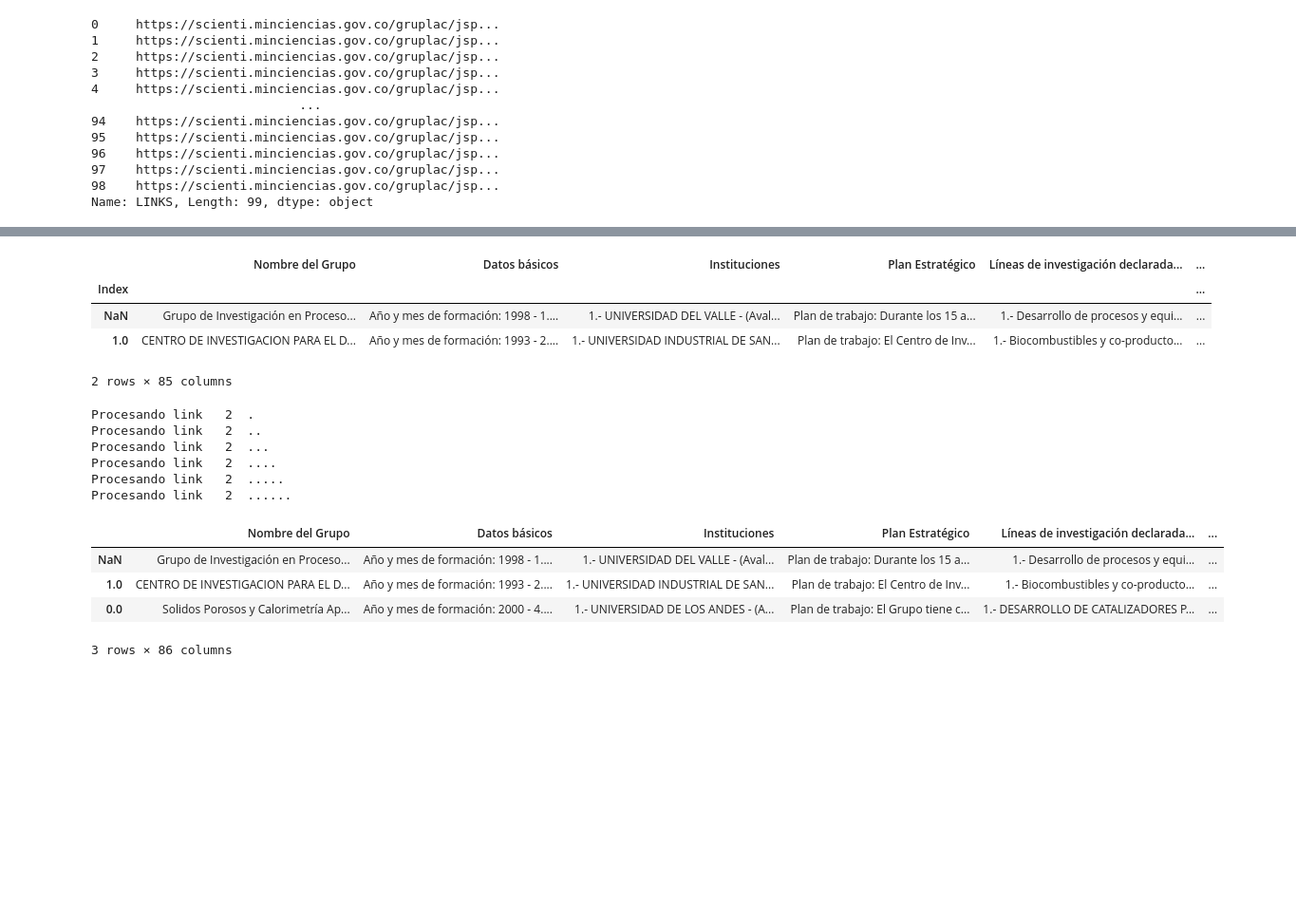
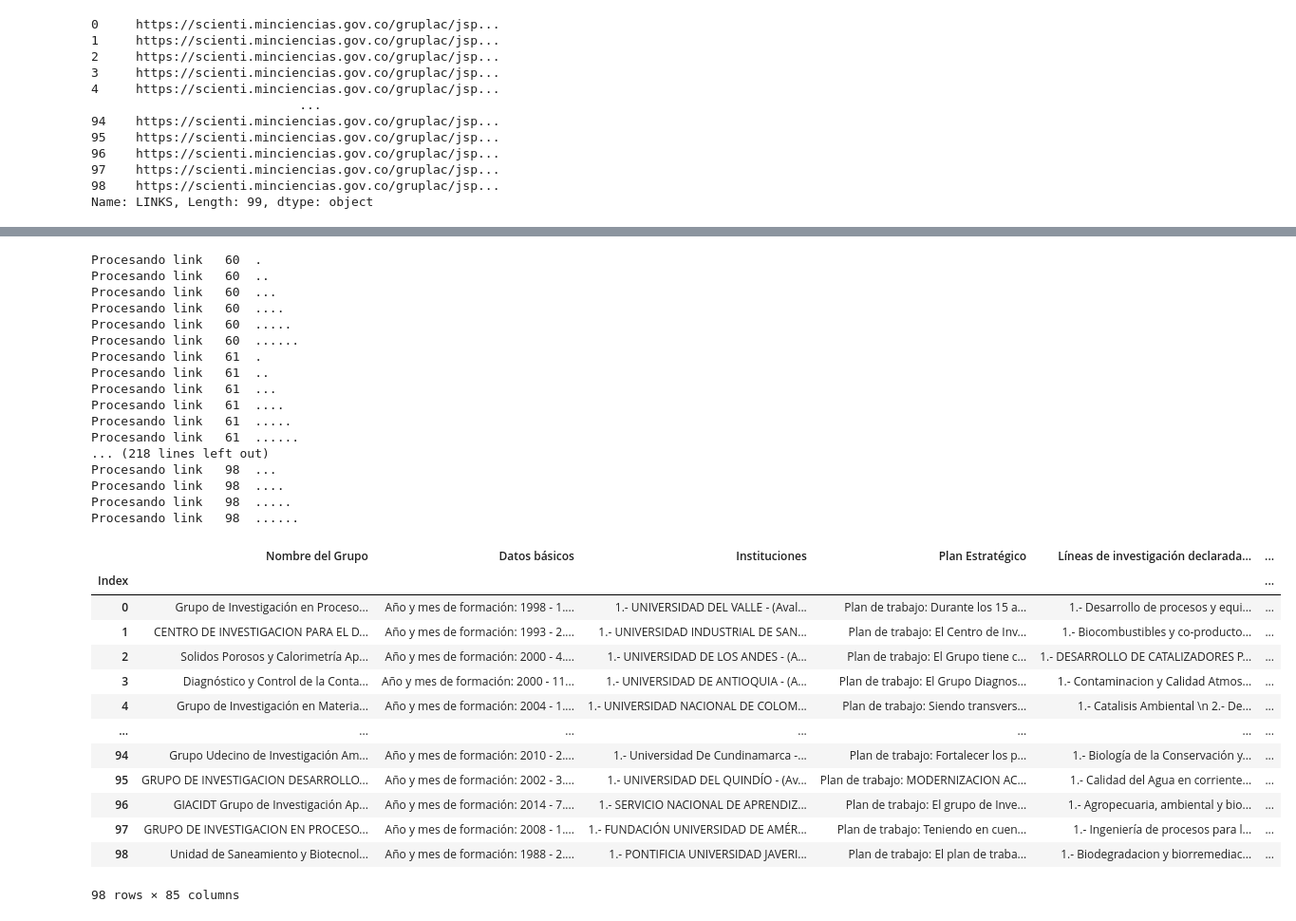
Before and after one commit to leosanron/WebscrapingMinCiencias, a Jupyter notebook: WebSrapingMinciencias AND.ipynb, the cells around one changed output, grey strips where cells are left out. Shown at 95% size. Cells and saved outputs as stored; diff of their text form; code cells hidden in the pictures; blank space fills up the shorter version.

```diff
--- a/WebSrapingMinciencias AND.ipynb
+++ b/WebSrapingMinciencias AND.ipynb
@@ -42,3 +41,3 @@ dfcon = pd.DataFrame()
 # %%
-df = pd.read_excel("InormacionFiltrada.xlsx",engine='openpyxl') #sheet_name='Sheet1',
-df = df.set_index("Index")
+dfcon = pd.read_excel("InormacionFiltrada.xlsx",engine='openpyxl') #sheet_name='Sheet1',
+dfcon
@@ -45,17 +58,8 @@ df = df.set_index("Index")
-# %%
-#hasta 1
-df
-# %% [output]
-|  | Nombre del Grupo | Datos básicos | Instituciones | Plan Estratégico | Líneas de investigación declarada... | ... |
-| Index |  |  |  |  |  | ... |
-| NaN | Grupo de Investigación en Proceso... | Año y mes de formación: 1998 - 1.... | 1.- UNIVERSIDAD DEL VALLE - (Aval... | Plan de trabajo: Durante los 15 a... | 1.- Desarrollo de procesos y equi... | ... |
-| 1.0 | CENTRO DE INVESTIGACION PARA EL D... | Año y mes de formación: 1993 - 2.... | 1.- UNIVERSIDAD INDUSTRIAL DE SAN... | Plan de trabajo: El Centro de Inv... | 1.- Biocombustibles y co-producto... | ... |
-2 rows × 85 columns
 # %%
 palabras_filtro = "microalga"
 palabras_filtro2 = "tratamiento de agua"
 
-for i in range (2,3): #tamaño_dfgrupos [0]
+for i in range (60,tamaño_dfgrupos [0]):
     count = i
     try:
         print("Procesando link  ",count," .")
@@ -134,44 +138,64 @@ for i in range (2,3): #tamaño_dfgrupos [0]
             df = pd.read_html(str(table))[i]
             tamaño = df.shape
             Nombre = df[0][0]
             Datos = []
             for j in range(1,tamaño[0]-1):
                 df_filtrado = df[df[1].str.contains(palabras_filtro,case=False) & df[1].str.contains(palabras_filtro2,case=False) ]
                 Datos.append(df[1][j])
             Datos = " \n ".join(Datos)
             dfcon1[Nombre]= [Datos]
         print("Procesando link  ",count," ......")
         #Tabla 47 - 84
         for i in range (47,84):
             df = pd.read_html(str(table))[i]
             tamaño = df.shape
             Nombre = df[0][0]
             Datos = []
             for j in range(1,tamaño[0]-1):
                 try:
                     df_filtrado = df[df[1].str.contains(palabras_filtro,case=False) & df[1].str.contains(palabras_filtro2,case=False)] #Case = false para que no importen mayusculas
                     Datos.append(df_filtrado[1][j])
                 except:
                     pass
             Datos = " \n ".join(Datos)
             dfcon1[Nombre]= [Datos]
         dfcon = pd.concat([dfcon, dfcon1])
     except:
             print ("error en link  ",count)
-#dfcon = dfcon.set_index("Index")
+dfcon = dfcon.set_index("Index")
 dfcon
 # %% [output]
-Procesando link   2  .
-Procesando link   2  ..
-Procesando link   2  ...
-Procesando link   2  ....
-Procesando link   2  .....
-Procesando link   2  ......
+Procesando link   60  .
+Procesando link   60  ..
+Procesando link   60  ...
+Procesando link   60  ....
+Procesando link   60  .....
+Procesando link   60  ......
+Procesando link   61  .
+Procesando link   61  ..
+Procesando link   61  ...
+Procesando link   61  ....
+Procesando link   61  .....
+Procesando link   61  ......
+... (218 lines left out)
+Procesando link   98  ...
+Procesando link   98  ....
+Procesando link   98  .....
+Procesando link   98  ......
 |  | Nombre del Grupo | Datos básicos | Instituciones | Plan Estratégico | Líneas de investigación declarada... | ... |
-| NaN | Grupo de Investigación en Proceso... | Año y mes de formación: 1998 - 1.... | 1.- UNIVERSIDAD DEL VALLE - (Aval... | Plan de trabajo: Durante los 15 a... | 1.- Desarrollo de procesos y equi... | ... |
-| 1.0 | CENTRO DE INVESTIGACION PARA EL D... | Año y mes de formación: 1993 - 2.... | 1.- UNIVERSIDAD INDUSTRIAL DE SAN... | Plan de trabajo: El Centro de Inv... | 1.- Biocombustibles y co-producto... | ... |
-| 0.0 | Solidos Porosos y Calorimetría Ap... | Año y mes de formación: 2000 - 4.... | 1.- UNIVERSIDAD DE LOS ANDES - (A... | Plan de trabajo: El Grupo tiene c... | 1.- DESARROLLO DE CATALIZADORES P... | ... |
+| Index |  |  |  |  |  | ... |
+| 0 | Grupo de Investigación en Proceso... | Año y mes de formación: 1998 - 1.... | 1.- UNIVERSIDAD DEL VALLE - (Aval... | Plan de trabajo: Durante los 15 a... | 1.- Desarrollo de procesos y equi... | ... |
+| 1 | CENTRO DE INVESTIGACION PARA EL D... | Año y mes de formación: 1993 - 2.... | 1.- UNIVERSIDAD INDUSTRIAL DE SAN... | Plan de trabajo: El Centro de Inv... | 1.- Biocombustibles y co-producto... | ... |
+| 2 | Solidos Porosos y Calorimetría Ap... | Año y mes de formación: 2000 - 4.... | 1.- UNIVERSIDAD DE LOS ANDES - (A... | Plan de trabajo: El Grupo tiene c... | 1.- DESARROLLO DE CATALIZADORES P... | ... |
+| 3 | Diagnóstico y Control de la Conta... | Año y mes de formación: 2000 - 11... | 1.- UNIVERSIDAD DE ANTIOQUIA - (A... | Plan de trabajo: El Grupo Diagnos... | 1.- Contaminacion y Calidad Atmos... | ... |
+| 4 | Grupo de Investigación en Materia... | Año y mes de formación: 2004 - 1.... | 1.- UNIVERSIDAD NACIONAL DE COLOM... | Plan de trabajo: Siendo transvers... | 1.- Catalisis Ambiental \n 2.- De... | ... |
+| ... | ... | ... | ... | ... | ... | ... |
+| 94 | Grupo Udecino de Investigación Am... | Año y mes de formación: 2010 - 2.... | 1.- Universidad De Cundinamarca -... | Plan de trabajo: Fortalecer los p... | 1.- Biología de la Conservación y... | ... |
+| 95 | GRUPO DE INVESTIGACION DESARROLLO... | Año y mes de formación: 2002 - 3.... | 1.- UNIVERSIDAD DEL QUINDÍO - (Av... | Plan de trabajo: MODERNIZACION AC... | 1.- Calidad del Agua en corriente... | ... |
+| 96 | GIACIDT Grupo de Investigación Ap... | Año y mes de formación: 2014 - 7.... | 1.- SERVICIO NACIONAL DE APRENDIZ... | Plan de trabajo: El grupo de Inve... | 1.- Agropecuaria, ambiental y bio... | ... |
+| 97 | GRUPO DE INVESTIGACION EN PROCESO... | Año y mes de formación: 2008 - 1.... | 1.- FUNDACIÓN UNIVERSIDAD DE AMÉR... | Plan de trabajo: Teniendo en cuen... | 1.- Ingeniería de procesos para l... | ... |
+| 98 | Unidad de Saneamiento y Biotecnol... | Año y mes de formación: 1988 - 2.... | 1.- PONTIFICIA UNIVERSIDAD JAVERI... | Plan de trabajo: El plan de traba... | 1.- Biodegradacion y biorremediac... | ... |
-3 rows × 86 columns
+98 rows × 85 columns
 # %%
 dfcon.to_excel("InormacionFiltrada.xlsx")
 # %%
```
Also changed, not shown: parts of 12 cells of this notebook, 15 other files.
